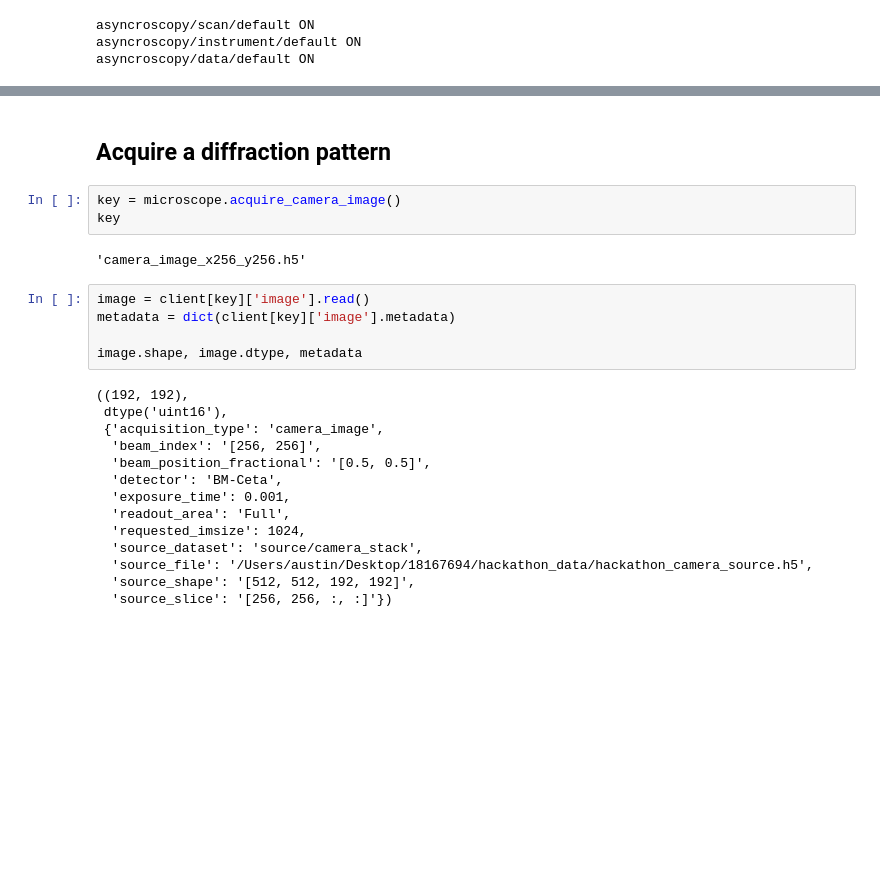
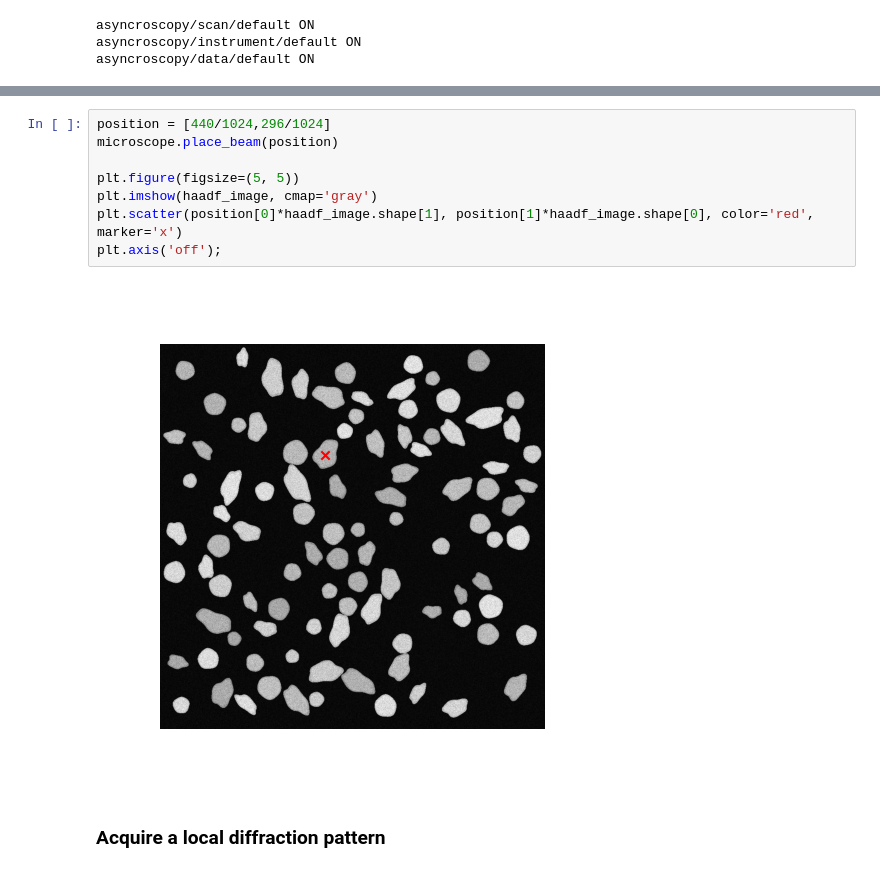
Before and after one commit to 1996suryamandalreddy-maker/asyncroscopy, a Jupyter notebook: notebooks/09_Hackathon_Digital_Twin.ipynb, the cells around one changed output, grey strips where cells are left out. Cells and saved outputs as stored; diff of their text form; blank space fills up the shorter version.

Commit message:
feat(electron diffraction digital twin): for the summer school, based on abtem with optional dependencies

```diff
--- a/notebooks/09_Hackathon_Digital_Twin.ipynb
+++ b/notebooks/09_Hackathon_Digital_Twin.ipynb
@@ -80,26 +100,12 @@ plt.axis('off');
+# %%
+position = [440/1024,296/1024]
+microscope.place_beam(position)
+
+plt.figure(figsize=(5, 5))
+plt.imshow(haadf_image, cmap='gray')
+plt.scatter(position[0]*haadf_image.shape[1], position[1]*haadf_image.shape[0], color='red', marker='x')
+plt.axis('off');
+# %% [output]
+[figure, added]
 # %% [markdown]
-## Acquire a diffraction pattern
+### Acquire a local diffraction pattern
-# %%
-key = microscope.acquire_camera_image()
-key
-# %% [output]
-'camera_image_x256_y256.h5'
-# %%
-image = client[key]['image'].read()
-metadata = dict(client[key]['image'].metadata)
-
-image.shape, image.dtype, metadata
-# %% [output]
-((192, 192),
- dtype('uint16'),
- {'acquisition_type': 'camera_image',
-  'beam_index': '[256, 256]',
-  'beam_position_fractional': '[0.5, 0.5]',
-  'detector': 'BM-Ceta',
-  'exposure_time': 0.001,
-  'readout_area': 'Full',
-  'requested_imsize': 1024,
-  'source_dataset': 'source/camera_stack',
-  'source_file': '/Users/austin/Desktop/18167694/hackathon_data/hackathon_camera_source.h5',
-  'source_shape': '[512, 512, 192, 192]',
-  'source_slice': '[256, 256, :, :]'})
```
Also changed, not shown: parts of 45 cells of this notebook, 6 other files.
